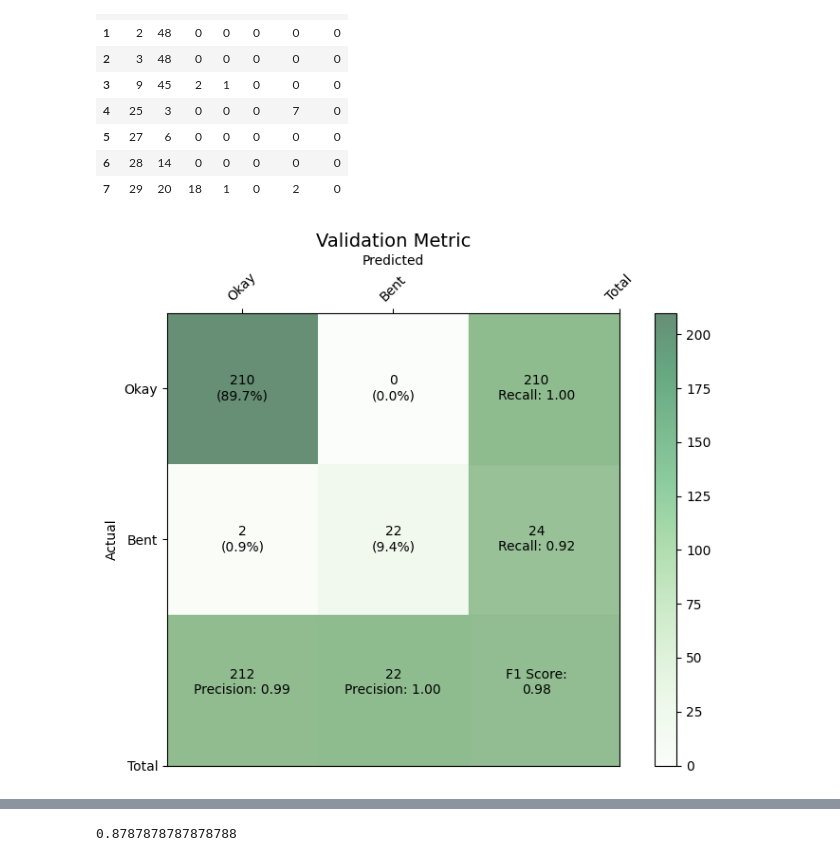
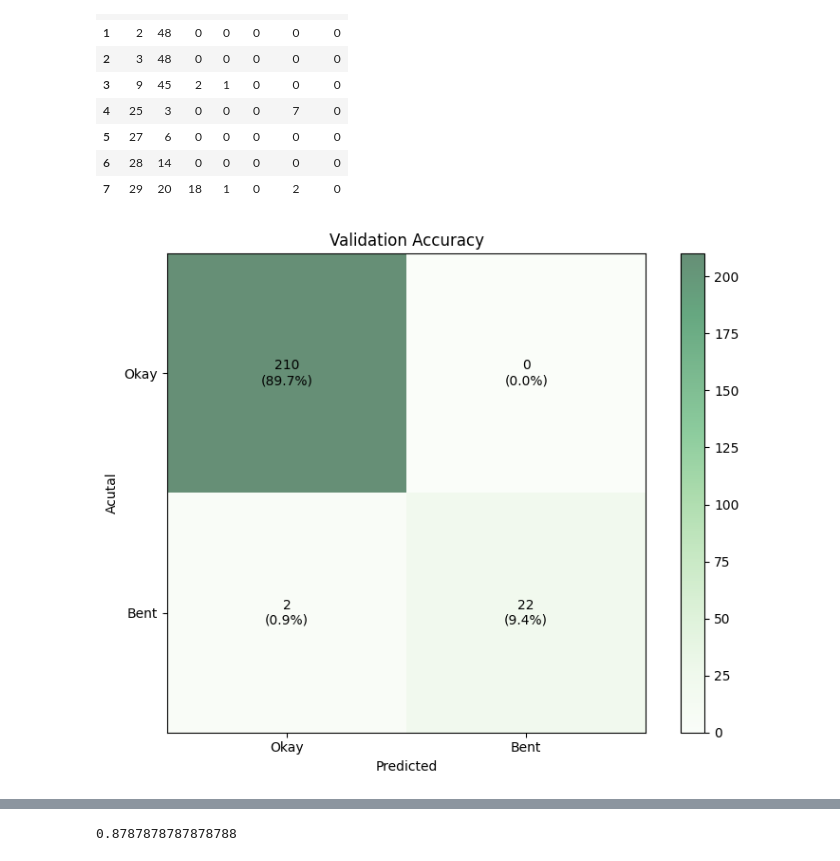
Before and after one commit to rahulbhattachan/EECS690-Project, a Jupyter notebook: Results.ipynb, the cells around one changed output, grey strips where cells are left out. Drawn from its saved outputs; the diff is of its cells as text; code cells hidden in the pictures.

```diff
--- a/Results.ipynb
+++ b/Results.ipynb
@@ -35,89 +35,63 @@ FP = df['FP'].sum()
 FN = df['FN'].sum()
 
 # Confusion matrix
 confusion_matrix = np.array([[TP, FN], [FP, TN]])
 grand_total = confusion_matrix.sum()
 # Adjusted confusion matrix plot with extensions moved closer to the plot
+
+def calculate_precision(confusion_matrix):
+    """
+    Calculate precision from a confusion matrix for a binary classification problem.
+
+    Parameters:
+    confusion_matrix (list of lists): A 2x2 confusion matrix in the form:
+        [[TP, FN],
+         [FP, TN]]
+
+    Returns:
+    float: Precision value.
+    """
+    # Extract values from the confusion matrix
+    TP = confusion_matrix[0][0]  # True Positives
+    FP = confusion_matrix[1][0]  # False Positives
+
+    # Avoid division by zero
+    if TP + FP == 0:
+        return 0.0  # Precision is undefined if no predicted positives
+
+    # Calculate precision
+    precision = TP / (TP + FP)
+    return precision
+print(calculate_precision(confusion_matrix))
 
 # Calculate recall, precision, F1 scores for each class
 row_totals = confusion_matrix.sum(axis=1)
 col_totals = confusion_matrix.sum(axis=0)
 recall = np.diag(confusion_matrix) / row_totals
 precision = np.diag(confusion_matrix) / col_totals
 f1_score = 2 * (recall * precision) / (recall + precision)
 f1_score = np.nan_to_num(f1_score)  # Replace NaN with 0 for clarity
 
 fig, ax = plt.subplots(figsize=(8, 6))
 
 # Plot the main confusion matrix values
 cax = ax.imshow(confusion_matrix, cmap="Greens", alpha=0.6)
 plt.colorbar(cax)
 
 # Annotate the matrix
 for (i, j), val in np.ndenumerate(confusion_matrix):
     percentage = val / grand_total * 100
     ax.text(j, i, f"{val}\n({percentage:.1f}%)", ha="center", va="center", fontsize=10)
 
-
-R = 1.5
-L = 0.5
-W = 1.0
-# Color the background squares dynamically based on metric values
-for i, total in enumerate(row_totals):
-    alpha = recall[i]  # Red to green gradient
-    ax.add_patch(plt.Rectangle((R, i - L), W, 1, color='darkseagreen', alpha=alpha))
-    ax.text(
-        1.95,
-        i,
-        f"{total}\nRecall: {recall[i]:.2f}",
-        ha="center",
-        va="center",
-        fontsize=10,
-        color="black"
-    )
-
-for j, total in enumerate(col_totals):
-    alpha = precision[j]  # Red to green gradient
-    ax.add_patch(plt.Rectangle((j - L, R), 1, W, color='darkseagreen', alpha=alpha))
-    ax.text(
-        j,
-        1.95,
-        f"{total}\nPrecision: {precision[j]:.2f}",
-        ha="center",
-        va="center",
-        fontsize=10,
-        color="black"
-    )
-
-# F1 score color
-alpha = np.mean(f1_score)  # Red to green gradient
-ax.add_patch(plt.Rectangle((R, R), W, W, color='darkseagreen', alpha=alpha))
-ax.text(
-    1.95,
-    1.95,
-    f"F1 Score:\n{np.mean(f1_score):.2f}",
-    ha="center",
-    va="center",
-    fontsize=10,
-    color="black"
-)
-
-class_labels = ['Okay', 'Bent']
-# Ticks and labels
-ax.set_xticks([0, 1, 2.5])
-ax.set_yticks([0, 1, 2.5])
-ax.set_xticklabels(class_labels + ["Total"], rotation=45)
-ax.set_yticklabels(class_labels + ["Total"])
-ax.xaxis.set_label_position("top")
-ax.xaxis.tick_top()
 plt.xlabel("Predicted")
-plt.ylabel("Actual")
-plt.title("Validation Metric", fontsize=14)
-
+plt.ylabel("Acutal")
+plt.title("Validation Accuracy")
+plt.xticks([0, 1], labels=["Okay", "Bent"])
+plt.yticks([0, 1], labels=["Okay", "Bent"])
 plt.tight_layout()
 plt.show()
 # %% [output]
-[figure, old version]
+[figure, new version]
 # %%
 import Levenshtein
 
```
Also changed, not shown: parts of 2 cells of this notebook, 1 other file.
